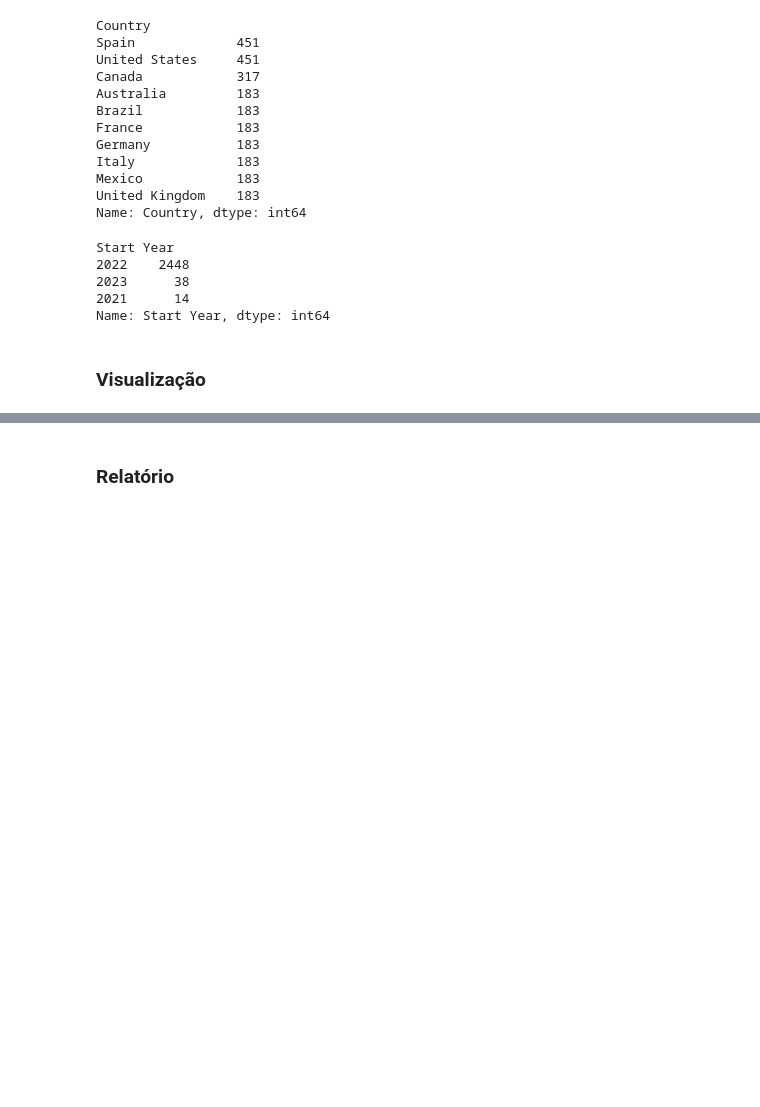
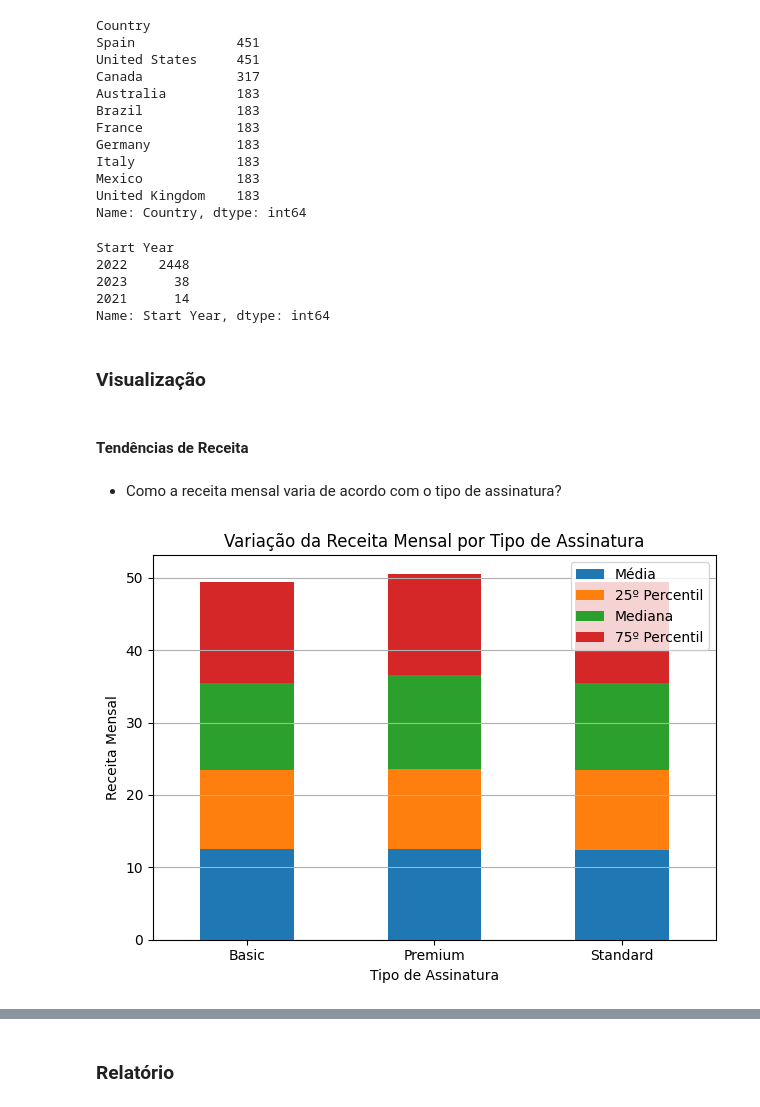
Before and after one commit to michelprosite/analise_covid19, a Jupyter notebook: netflix_analise.ipynb, the cells around one changed output, grey strips where cells are left out. Drawn from its saved outputs; the diff is of its cells as text; code cells hidden in the pictures; blank space fills up the shorter version.

Commit message:
Tópico Tendências de Receita com perguntas respondidas

```diff
--- a/netflix_analise.ipynb
+++ b/netflix_analise.ipynb
@@ -202,3 +203,23 @@ Start Year
 Name: Start Year, dtype: int64
 # %% [markdown]
 ### Visualização
+# %% [markdown]
+#### Tendências de Receita
+# %% [markdown]
+* Como a receita mensal varia de acordo com o tipo de assinatura?
+# %%
+# Suponha que 'data' seja o seu DataFrame
+variacao_receita_mensal = data.groupby('Subscription Type')['Monthly Revenue'].describe()
+
+# Plote um gráfico de barras empilhadas
+variacao_receita_mensal[['mean', '25%', '50%', '75%']].plot(kind='bar', stacked=True)
+plt.title('Variação da Receita Mensal por Tipo de Assinatura')
+plt.xlabel('Tipo de Assinatura')
+plt.ylabel('Receita Mensal')
+plt.xticks(rotation=0)
+plt.legend(['Média', '25º Percentil', 'Mediana', '75º Percentil'])
+plt.grid(axis='y')
+plt.tight_layout()
+plt.show()
+# %% [output]
+[figure, added]
```
Also changed, not shown: parts of 11 cells of this notebook.
